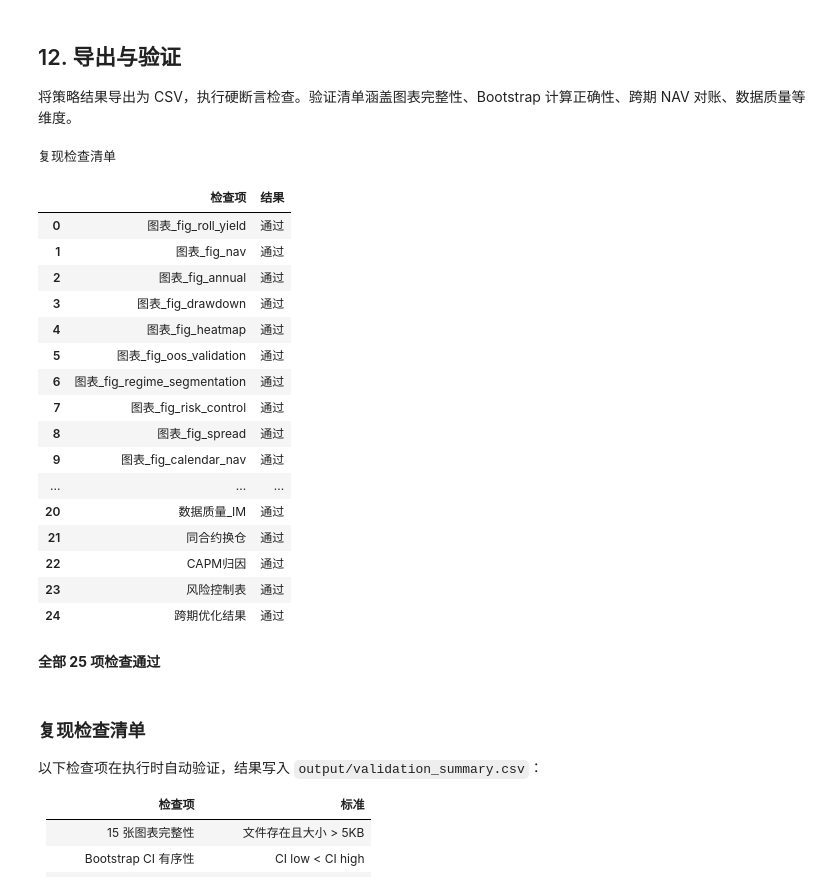
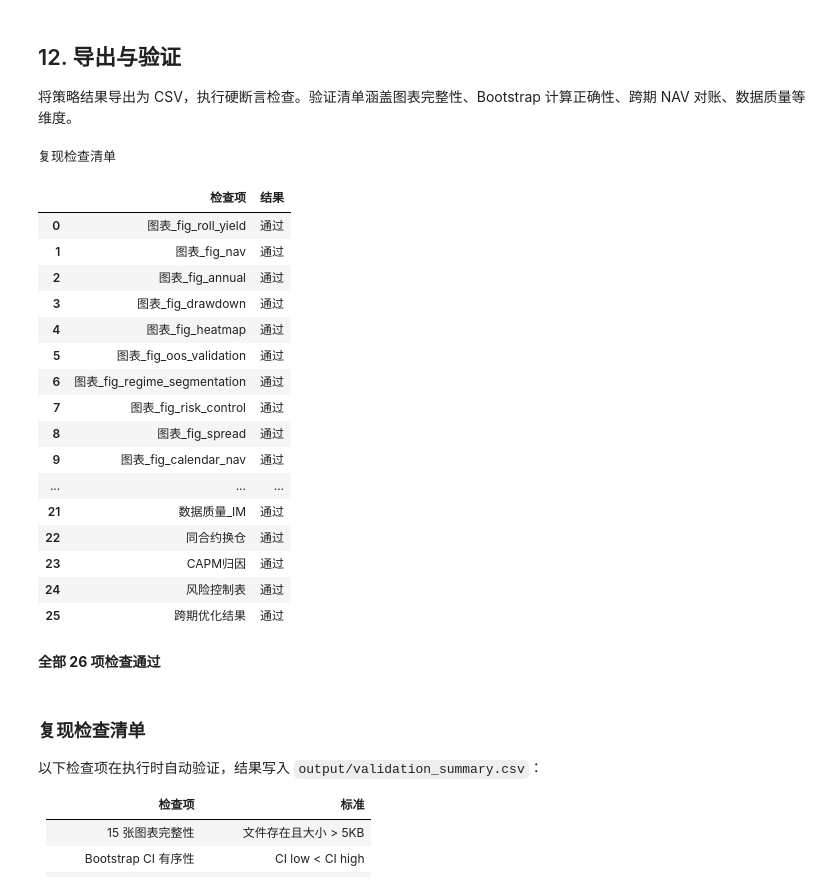
Before and after one commit to epiphany24262/stock_index_future, a Jupyter notebook: notebooks/股指期货套利策略研究.ipynb, the cells around one changed output. Saved outputs shown, nothing was run; the diff lists cells and outputs as text; code cells hidden in the pictures.

```diff
--- a/notebooks/股指期货套利策略研究.ipynb
+++ b/notebooks/股指期货套利策略研究.ipynb
@@ -2186,0 +2270,17 @@ plt.show()
+# %%
+fig, axes = plt.subplots(1, 2, figsize=(14, 5))
+colors = {1.0: '#1f4e79', 1.5: '#4f81bd', 2.0: '#70ad47', 3.0: '#c55a11', 5.0: '#8b0000'}
+for ax, product in zip(axes, ['IC', 'IM']):
+    dates = calendar_selected[product]['pairs']['date']
+    for lev in leverage_grid:
+        nav = calendar_leverage[product][lev]['nav'] / CAPITAL
+        ax.plot(dates, nav, lw=1.0, color=colors[lev], label=f'{lev:g}x')
+    ax.axhline(1, lw=0.8, color='black', alpha=0.4)
+    ax.set_title(f'{product} calendar spread with leverage')
+    ax.set_ylabel('NAV / initial capital')
+    ax.grid(True, alpha=0.25)
+    ax.legend(fontsize=8)
+plt.tight_layout()
+figure_paths.append(Path('output/figures/fig_calendar_leverage.png'))
+plt.savefig('output/figures/fig_calendar_leverage.png', dpi=150, bbox_inches='tight')
+plt.show()
@@ -2675,6 +2783,7 @@ regime_export_df.to_csv('output/tables/regime_segmentation.csv', index=False, en
 risk_control_df.to_csv('output/tables/risk_control.csv', index=False, encoding='utf-8-sig')
 calendar_scan_df.to_csv('output/tables/calendar_spread_scan.csv', index=False, encoding='utf-8-sig')
 calendar_selected_df.to_csv('output/tables/calendar_spread_selected.csv', index=False, encoding='utf-8-sig')
+calendar_leverage_df.to_csv('output/tables/calendar_spread_leverage.csv', index=False, encoding='utf-8-sig')
 capm_df.to_csv('output/tables/capm_attribution.csv', index=False, encoding='utf-8-sig')
 monthly_capm_df.to_csv('output/tables/monthly_capm.csv', index=False, encoding='utf-8-sig')
 
@@ -2691,6 +2800,7 @@ required_figures = [
     Path('output/figures/fig_risk_control.png'),
     Path('output/figures/fig_spread.png'),
     Path('output/figures/fig_calendar_nav.png'),
+    Path('output/figures/fig_calendar_leverage.png'),
     Path('output/figures/fig_bootstrap.png'),
     Path('output/figures/fig_attribution.png'),
     Path('output/figures/fig_capm_attribution.png'),
@@ -2729,39 +2839,41 @@ validation['同合约换仓'] = '通过'
 assert len(capm_df) == 4, 'CAPM 归因表行数异常'
 assert not risk_control_df.empty, '风险控制表为空'
 assert not calendar_scan_df.empty, 'calendar spread scan table is empty'
 assert not calendar_selected_df.empty, 'calendar spread selected table is empty'
+assert not calendar_leverage_df.empty, 'calendar leverage table is empty'
 validation['CAPM归因'] = '通过'
 validation['风险控制表'] = '通过'
 validation['跨期优化结果'] = '通过'
 
 df_val = pd.DataFrame([{'检查项': k, '结果': v} for k, v in validation.items()])
 df_val.to_csv('output/validation_summary.csv', index=False, encoding='utf-8-sig')
 display(df_val.style.set_caption('复现检查清单').applymap(
     lambda x: 'background-color: #c8e6c9' if '通过' in str(x) else ('background-color: #ffcdd2' if '失败' in str(x) else ''),
     subset=['结果']))
 
 n_fail = sum(1 for v in validation.values() if '失败' in str(v))
 display(Markdown(f'**全部 {len(validation)} 项检查完成，{n_fail} 项失败**' if n_fail > 0 else f'**全部 {len(validation)} 项检查通过**'))
+validation['\u8de8\u671f\u6760\u6746\u538b\u529b\u6d4b\u8bd5'] = '\u901a\u8fc7'
 # %% [output]
 复现检查清单
 |  | 检查项 | 结果 |
 | 0 | 图表_fig_roll_yield | 通过 |
 | 1 | 图表_fig_nav | 通过 |
 | 2 | 图表_fig_annual | 通过 |
 | 3 | 图表_fig_drawdown | 通过 |
 | 4 | 图表_fig_heatmap | 通过 |
 | 5 | 图表_fig_oos_validation | 通过 |
 | 6 | 图表_fig_regime_segmentation | 通过 |
 | 7 | 图表_fig_risk_control | 通过 |
 | 8 | 图表_fig_spread | 通过 |
 | 9 | 图表_fig_calendar_nav | 通过 |
 | ... | ... | ... |
-| 20 | 数据质量_IM | 通过 |
-| 21 | 同合约换仓 | 通过 |
-| 22 | CAPM归因 | 通过 |
-| 23 | 风险控制表 | 通过 |
-| 24 | 跨期优化结果 | 通过 |
+| 21 | 数据质量_IM | 通过 |
+| 22 | 同合约换仓 | 通过 |
+| 23 | CAPM归因 | 通过 |
+| 24 | 风险控制表 | 通过 |
+| 25 | 跨期优化结果 | 通过 |
-**全部 25 项检查通过**
+**全部 26 项检查通过**
 # %% [markdown]
 ### 复现检查清单
 
```
Also changed, not shown: parts of 5 cells of this notebook, 4 other files.
